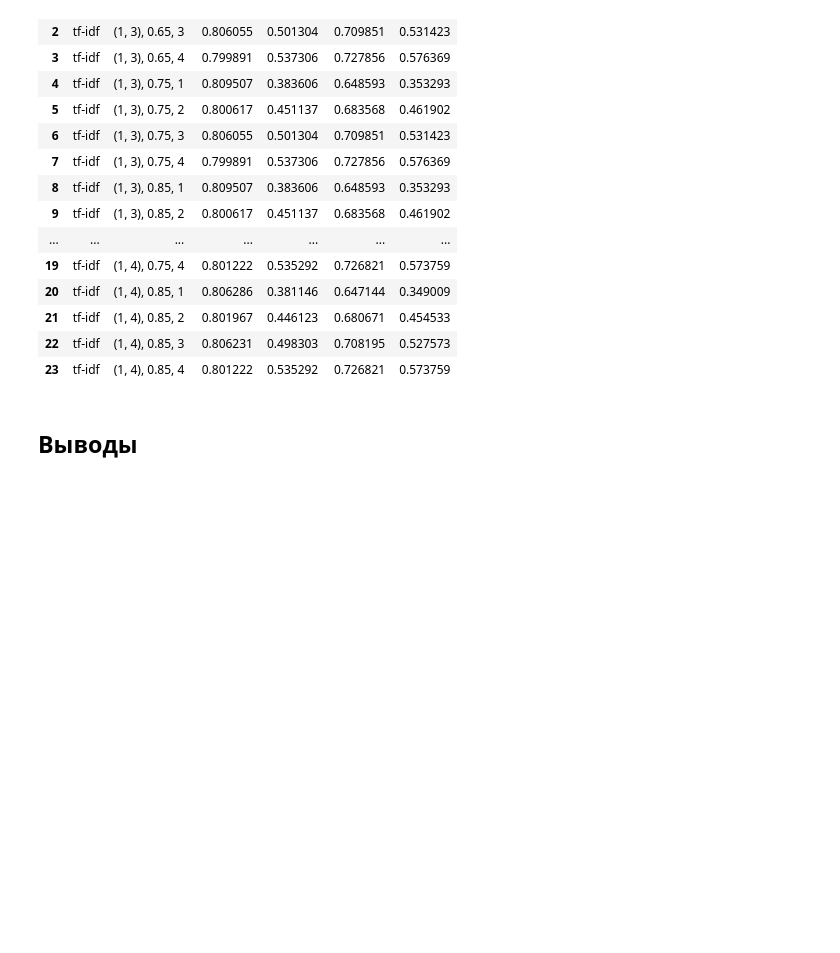
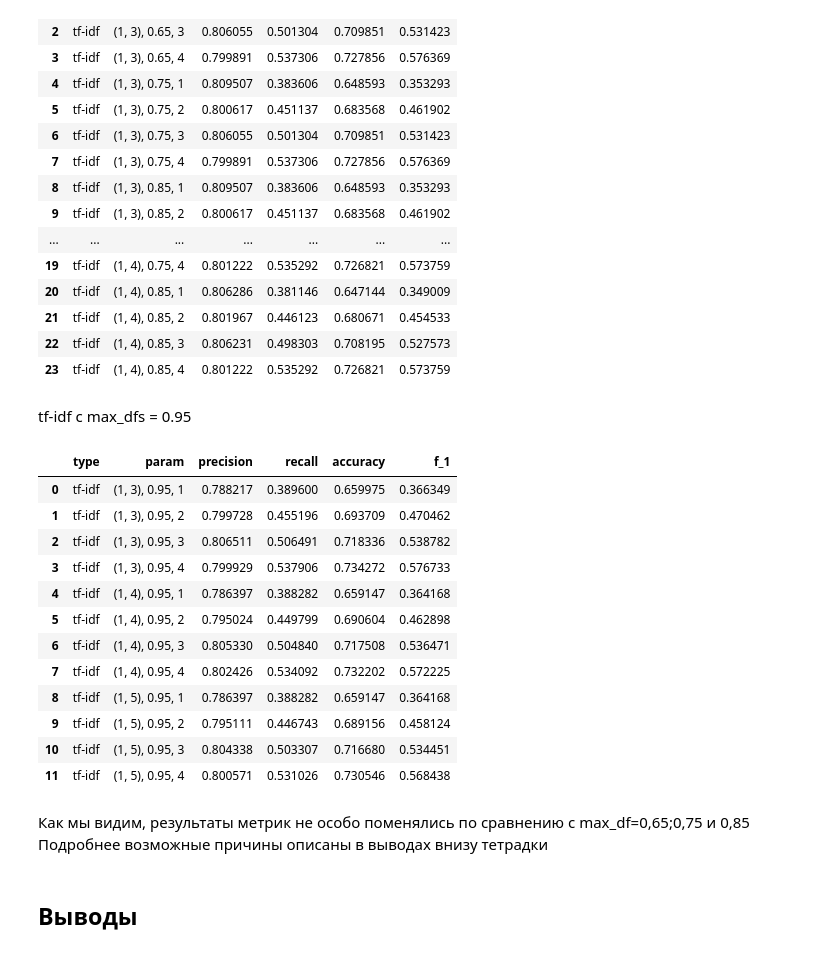
Before and after one commit to alexanderlakiza/cs224, a Jupyter notebook: task5-6/task5-6.ipynb, the cells around one changed output. Drawn from its saved outputs; the diff is of its cells as text; code cells hidden in the pictures; blank space fills up the shorter version.

```diff
--- a/task5-6/task5-6.ipynb
+++ b/task5-6/task5-6.ipynb
@@ -238,6 +238,53 @@ tf_idf_table
 | 21 | tf-idf | (1, 4), 0.85, 2 | 0.801967 | 0.446123 | 0.680671 | 0.454533 |
 | 22 | tf-idf | (1, 4), 0.85, 3 | 0.806231 | 0.498303 | 0.708195 | 0.527573 |
 | 23 | tf-idf | (1, 4), 0.85, 4 | 0.801222 | 0.535292 | 0.726821 | 0.573759 |
+# %% [markdown]
+tf-idf с max_dfs = 0.95
+# %%
+ranges = [(1, i) for i in range(3, 6)]
+# max_dfs = [0.95 for _ in range(3)]
+min_dfs = [i for i in range(1, 5)]
+
+temp_table_for_95 = {'type': [], 'param': [], 'precision': [], 'recall': [],
+              'accuracy': [], 'f_1': []}
+max_df = 0.95
+
+for rang in ranges:
+    for min_df in min_dfs:
+        tfidf_vectorizer = TfidfVectorizer(ngram_range=rang,
+                                               max_df=max_df, min_df=min_df)
+        X_train_vectorized = tfidf_vectorizer.fit_transform(X_train)
+        X_test_vectorized = tfidf_vectorizer.transform(X_test)
+
+        clf3 = MultinomialNB()
+        clf3.fit(X_train_vectorized, y_train)
+        y_pred = clf3.predict(X_test_vectorized)
+
+        temp_table_for_95['type'].append('tf-idf')
+        temp_table_for_95['param'].append(f"{rang}, {max_df}, {min_df}")
+        temp_table_for_95['precision'].append(precision_score(y_test, y_pred, average='macro'))
+        temp_table_for_95['recall'].append(recall_score(y_test, y_pred, average='macro'))
+        temp_table_for_95['accuracy'].append(accuracy_score(y_test, y_pred))
+        temp_table_for_95['f_1'].append(f1_score(y_test, y_pred, average='macro'))
+tf_idf_table_95 = pd.DataFrame.from_dict(temp_table_for_95)
+tf_idf_table_95
+# %% [output]
+|  | type | param | precision | recall | accuracy | f_1 |
+| 0 | tf-idf | (1, 3), 0.95, 1 | 0.788217 | 0.389600 | 0.659975 | 0.366349 |
+| 1 | tf-idf | (1, 3), 0.95, 2 | 0.799728 | 0.455196 | 0.693709 | 0.470462 |
+| 2 | tf-idf | (1, 3), 0.95, 3 | 0.806511 | 0.506491 | 0.718336 | 0.538782 |
+| 3 | tf-idf | (1, 3), 0.95, 4 | 0.799929 | 0.537906 | 0.734272 | 0.576733 |
+| 4 | tf-idf | (1, 4), 0.95, 1 | 0.786397 | 0.388282 | 0.659147 | 0.364168 |
+| 5 | tf-idf | (1, 4), 0.95, 2 | 0.795024 | 0.449799 | 0.690604 | 0.462898 |
+| 6 | tf-idf | (1, 4), 0.95, 3 | 0.805330 | 0.504840 | 0.717508 | 0.536471 |
+| 7 | tf-idf | (1, 4), 0.95, 4 | 0.802426 | 0.534092 | 0.732202 | 0.572225 |
+| 8 | tf-idf | (1, 5), 0.95, 1 | 0.786397 | 0.388282 | 0.659147 | 0.364168 |
+| 9 | tf-idf | (1, 5), 0.95, 2 | 0.795111 | 0.446743 | 0.689156 | 0.458124 |
+| 10 | tf-idf | (1, 5), 0.95, 3 | 0.804338 | 0.503307 | 0.716680 | 0.534451 |
+| 11 | tf-idf | (1, 5), 0.95, 4 | 0.800571 | 0.531026 | 0.730546 | 0.568438 |
+# %% [markdown]
+Как мы видим, результаты метрик не особо поменялись по сравнению с max_df=0,65;0,75 и 0,85
+Подробнее возможные причины описаны в выводах внизу тетрадки
 # %% [markdown]
 ## Выводы
 # %%
```
Also changed, not shown: 4 other files.
